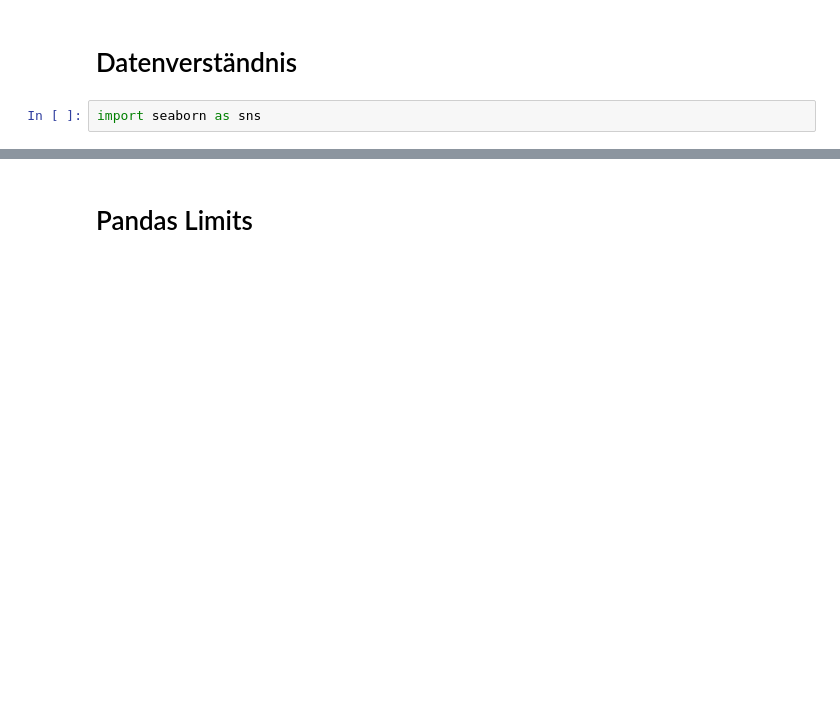
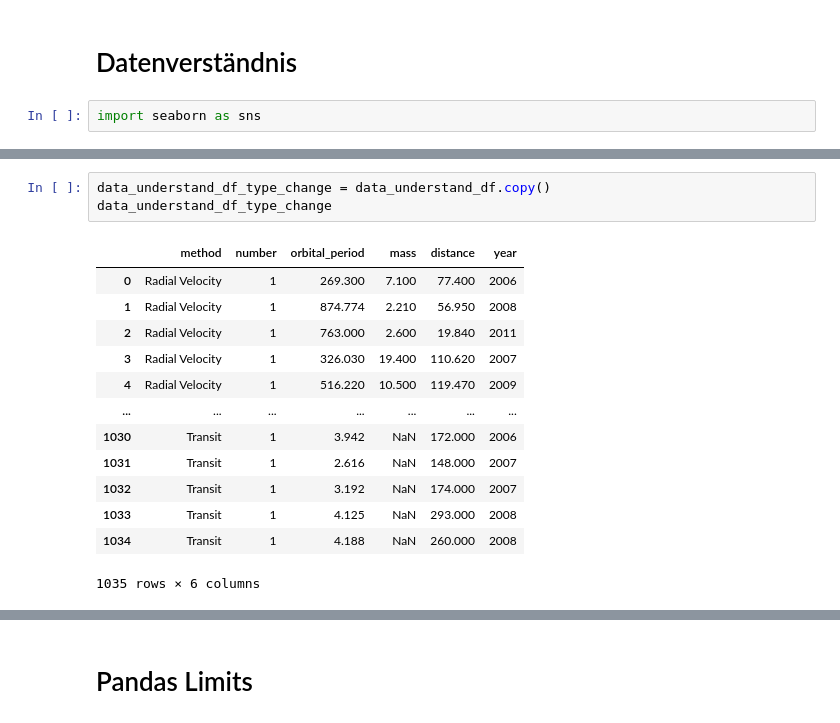
Before and after one commit to mcg97/Pybliothek, a Jupyter notebook: Pandas_Infos.ipynb, the cells around one changed output, grey strips where cells are left out. Drawn from its saved outputs; the diff is of its cells as text; blank space fills up the shorter version.

```diff
--- a/Pandas_Infos.ipynb
+++ b/Pandas_Infos.ipynb
@@ -139,0 +150,17 @@ data_understand_df
+# %%
+data_understand_df_type_change = data_understand_df.copy()
+data_understand_df_type_change
+# %% [output]
+|  | method | number | orbital_period | mass | distance | year |
+| 0 | Radial Velocity | 1 | 269.300 | 7.100 | 77.400 | 2006 |
+| 1 | Radial Velocity | 1 | 874.774 | 2.210 | 56.950 | 2008 |
+| 2 | Radial Velocity | 1 | 763.000 | 2.600 | 19.840 | 2011 |
+| 3 | Radial Velocity | 1 | 326.030 | 19.400 | 110.620 | 2007 |
+| 4 | Radial Velocity | 1 | 516.220 | 10.500 | 119.470 | 2009 |
+| ... | ... | ... | ... | ... | ... | ... |
+| 1030 | Transit | 1 | 3.942 | NaN | 172.000 | 2006 |
+| 1031 | Transit | 1 | 2.616 | NaN | 148.000 | 2007 |
+| 1032 | Transit | 1 | 3.192 | NaN | 174.000 | 2007 |
+| 1033 | Transit | 1 | 4.125 | NaN | 293.000 | 2008 |
+| 1034 | Transit | 1 | 4.188 | NaN | 260.000 | 2008 |
+1035 rows × 6 columns
```
Also changed, not shown: parts of 7 cells of this notebook.
